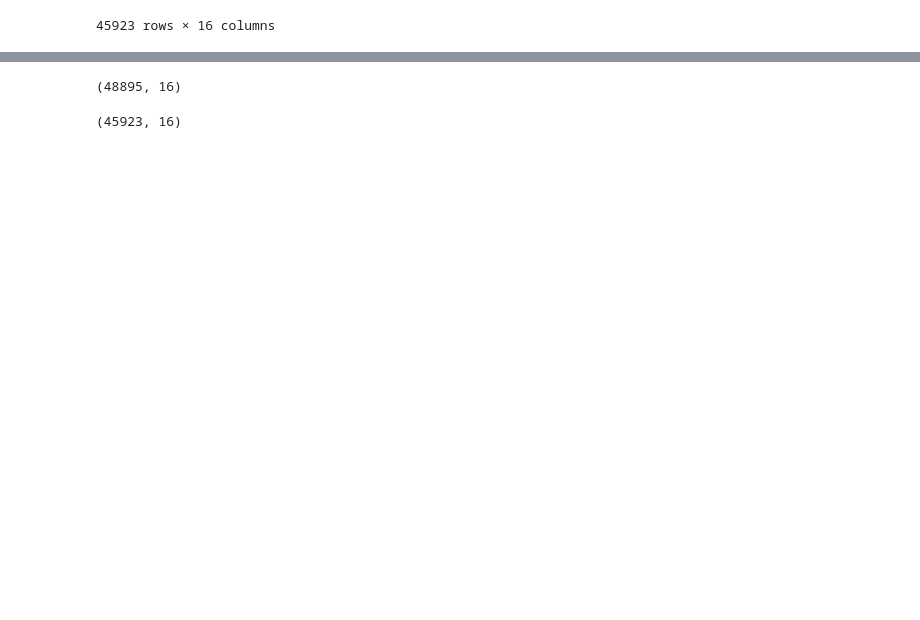
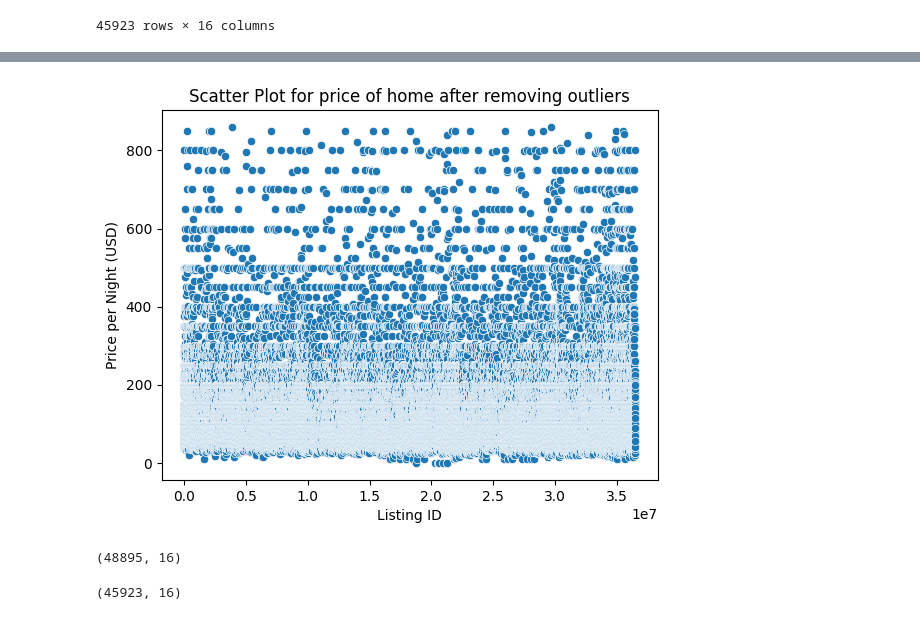
Before and after one commit to dhruvRj18/Fall2023--AI-Algo, a Jupyter notebook: students-submissions/8681628/lab2.ipynb, the cells around one changed output, grey strips where cells are left out. Drawn from its saved outputs; the diff is of its cells as text; code cells hidden in the pictures; blank space fills up the shorter version.

Commit message:
fix: added z score outliers and svc

```diff
--- a/students-submissions/8681628/lab2.ipynb
+++ b/students-submissions/8681628/lab2.ipynb
@@ -227,0 +252,10 @@ plt.show()
+# %%
+import numpy as np
+from scipy import stats
+z_scores = np.abs(stats.zscore(df_b["price"]))
+z_score_threshold = 3
+outlier_mask = z_scores > z_score_threshold
+df_no_outliers = df_b[~outlier_mask]
+df_outliers = df_b[outlier_mask]
+summary_stats_without_outliers = df_no_outliers["price"].describe()
+df_no_outliers
@@ -228,3 +276,11 @@ plt.show()
+# %%
+sns.scatterplot(x='id', y='price', data=df_no_outliers)
+plt.xlabel('Listing ID')
+plt.ylabel('Price per Night (USD)')
+plt.title('Scatter Plot for price of home after removing outliers')
+plt.show()
+# %% [output]
+[figure, added]
 # %%
 df_b.shape
 # %% [output]
```
Also changed, not shown: parts of 12 cells of this notebook.
